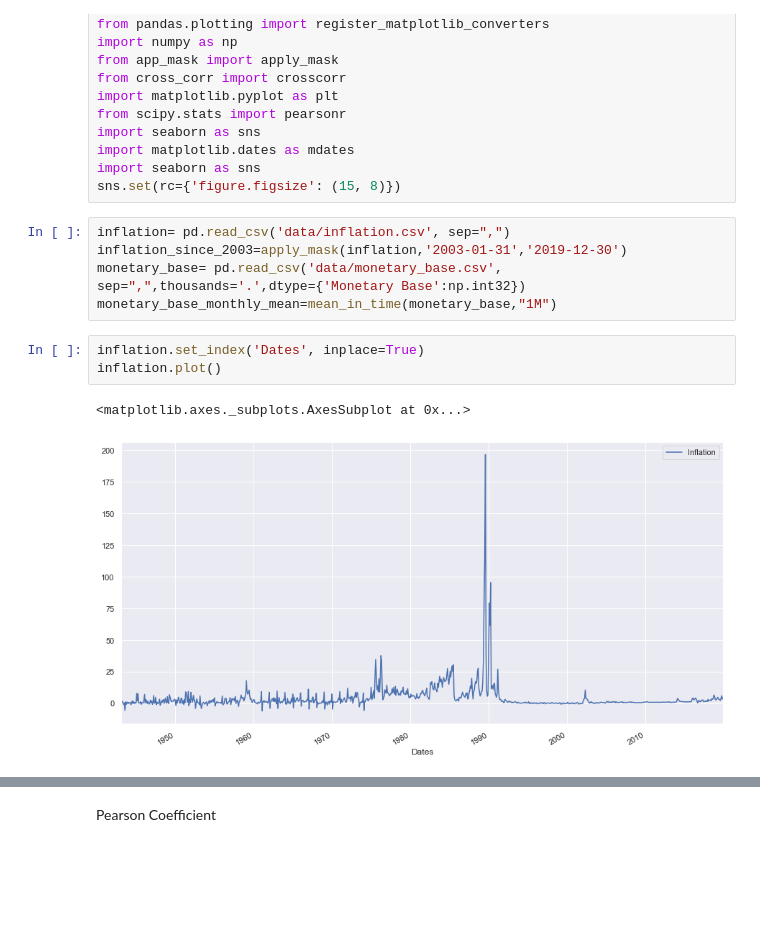
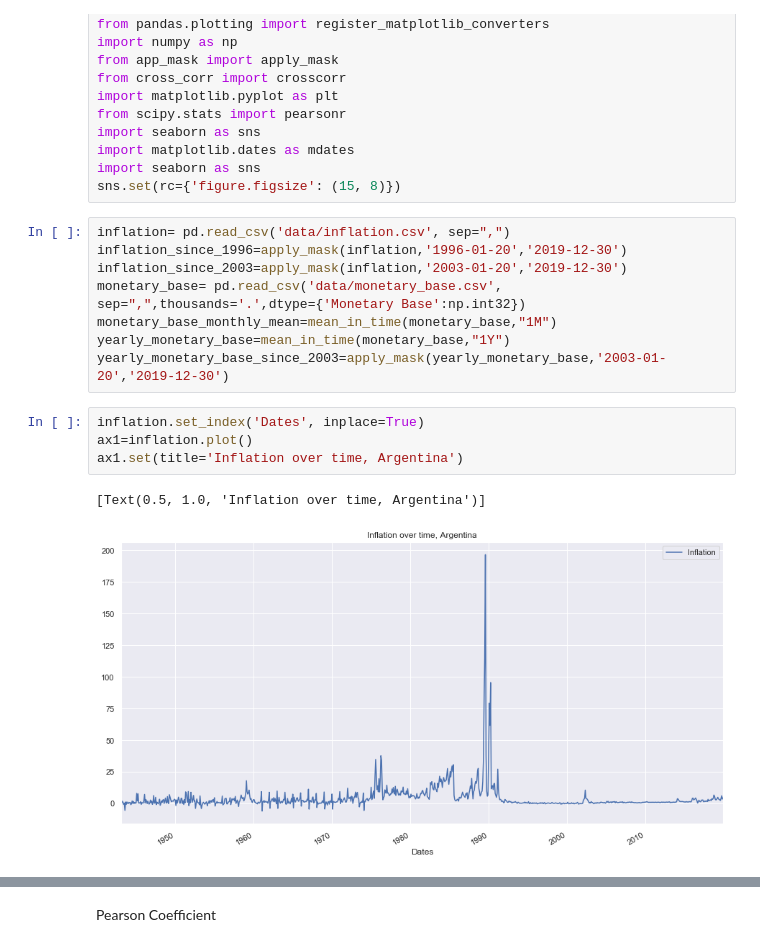
Before and after one commit to lambdaclass/finance_playground, a Jupyter notebook: notebooks/cmb_inflation/Correlation.ipynb, the cells around one changed output, grey strips where cells are left out. Cells and saved outputs as stored; diff of their text form; blank space fills up the shorter version.

```diff
--- a/notebooks/cmb_inflation/Correlation.ipynb
+++ b/notebooks/cmb_inflation/Correlation.ipynb
@@ -14,15 +14,19 @@ import seaborn as sns
 sns.set(rc={'figure.figsize': (15, 8)})
 # %%
 inflation= pd.read_csv('data/inflation.csv', sep=",")
-inflation_since_2003=apply_mask(inflation,'2003-01-31','2019-12-30')
+inflation_since_1996=apply_mask(inflation,'1996-01-20','2019-12-30')
+inflation_since_2003=apply_mask(inflation,'2003-01-20','2019-12-30')
 monetary_base= pd.read_csv('data/monetary_base.csv', sep=",",thousands='.',dtype={'Monetary Base':np.int32})
 monetary_base_monthly_mean=mean_in_time(monetary_base,"1M")
+yearly_monetary_base=mean_in_time(monetary_base,"1Y")
+yearly_monetary_base_since_2003=apply_mask(yearly_monetary_base,'2003-01-20','2019-12-30')
 # %%
 inflation.set_index('Dates', inplace=True)
-inflation.plot()
+ax1=inflation.plot()
+ax1.set(title='Inflation over time, Argentina')
 # %% [output]
-<matplotlib.axes._subplots.AxesSubplot at 0x...>
+[Text(0.5, 1.0, 'Inflation over time, Argentina')]
-[figure, old version]
+[figure, new version]
 # %%
 monetary_base.set_index('Dates', inplace=True)
 monetary_base.plot()
```
Also changed, not shown: parts of 28 cells of this notebook, 3 other files.
